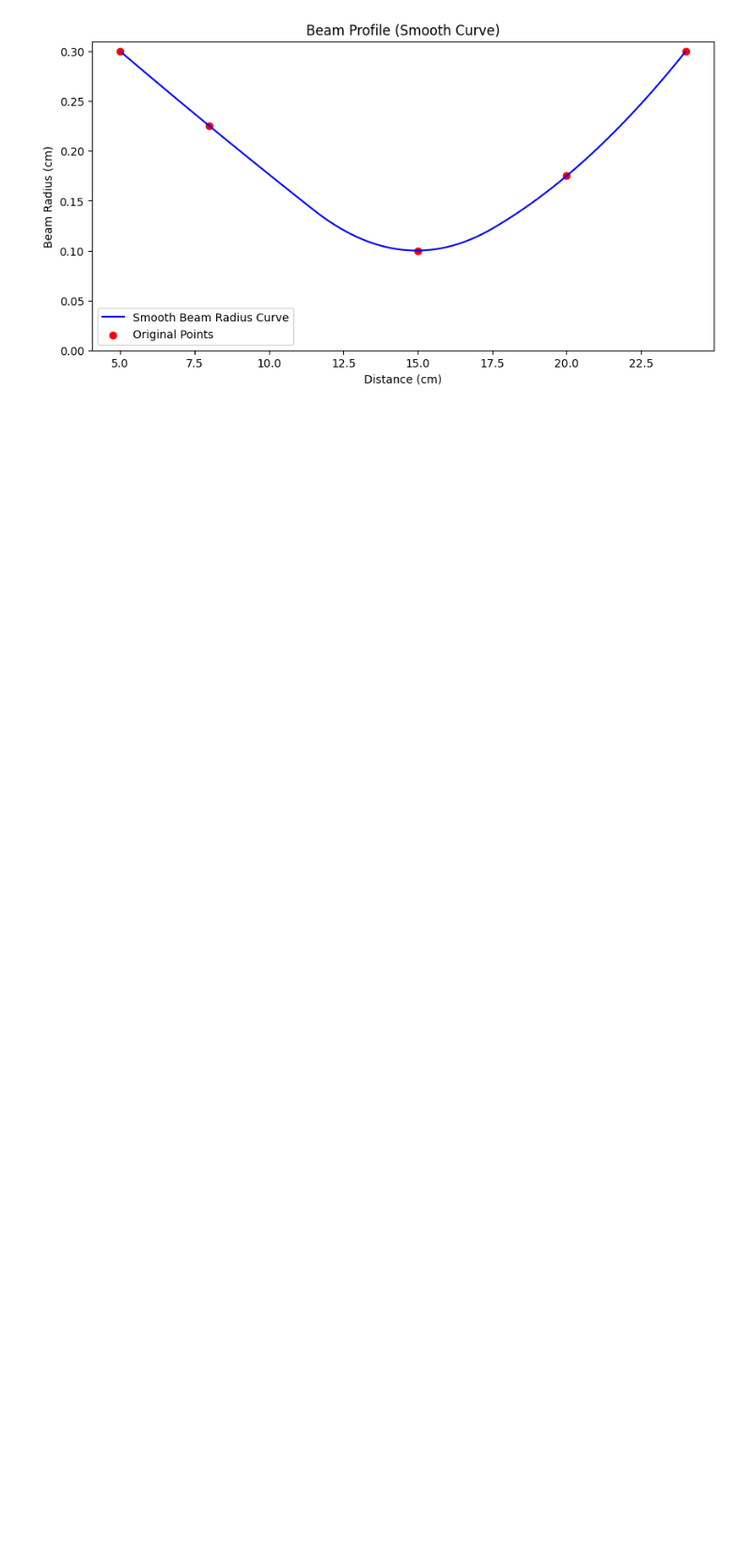
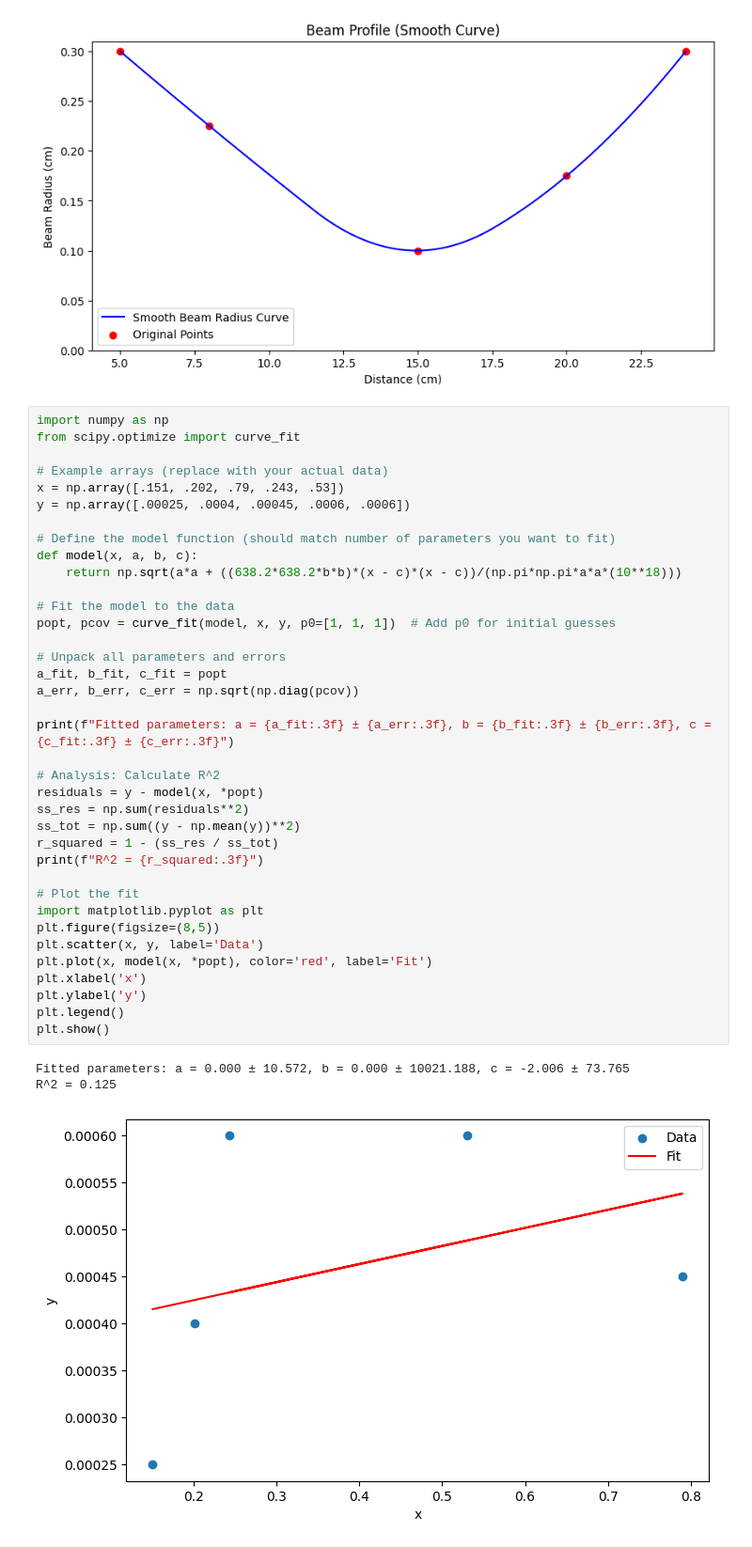
Before and after one commit to shanmehta2210/phy224, a Jupyter notebook: lab1.ipynb, the cells around one changed output. Shown: that part at 94% size. Drawn from its saved outputs; the diff is of its cells as text; blank space fills up the shorter version.

```diff
--- a/lab1.ipynb
+++ b/lab1.ipynb
@@ -169,3 +171,44 @@ plt.legend()
 plt.savefig('Beam Profile Smooth Curve.png')  # Save the figure as a
 # %% [output]
 [figure]
+# %%
+import numpy as np
+from scipy.optimize import curve_fit
+
+# Example arrays (replace with your actual data)
+x = np.array([.151, .202, .79, .243, .53])
+y = np.array([.00025, .0004, .00045, .0006, .0006])
+
+# Define the model function (should match number of parameters you want to fit)
+def model(x, a, b, c):
+    return np.sqrt(a*a + ((638.2*638.2*b*b)*(x - c)*(x - c))/(np.pi*np.pi*a*a*(10**18)))
+
+# Fit the model to the data
+popt, pcov = curve_fit(model, x, y, p0=[1, 1, 1])  # Add p0 for initial guesses
+
+# Unpack all parameters and errors
+a_fit, b_fit, c_fit = popt
+a_err, b_err, c_err = np.sqrt(np.diag(pcov))
+
+print(f"Fitted parameters: a = {a_fit:.3f} ± {a_err:.3f}, b = {b_fit:.3f} ± {b_err:.3f}, c = {c_fit:.3f} ± {c_err:.3f}")
+
+# Analysis: Calculate R^2
+residuals = y - model(x, *popt)
+ss_res = np.sum(residuals**2)
+ss_tot = np.sum((y - np.mean(y))**2)
+r_squared = 1 - (ss_res / ss_tot)
+print(f"R^2 = {r_squared:.3f}")
+
+# Plot the fit
+import matplotlib.pyplot as plt
+plt.figure(figsize=(8,5))
+plt.scatter(x, y, label='Data')
+plt.plot(x, model(x, *popt), color='red', label='Fit')
+plt.xlabel('x')
+plt.ylabel('y')
+plt.legend()
+plt.show()
+# %% [output]
+Fitted parameters: a = 0.000 ± 10.572, b = 0.000 ± 10021.188, c = -2.006 ± 73.765
+R^2 = 0.125
+[figure, added]
```
Also changed, not shown: parts of 2 cells of this notebook, 8 other files.
